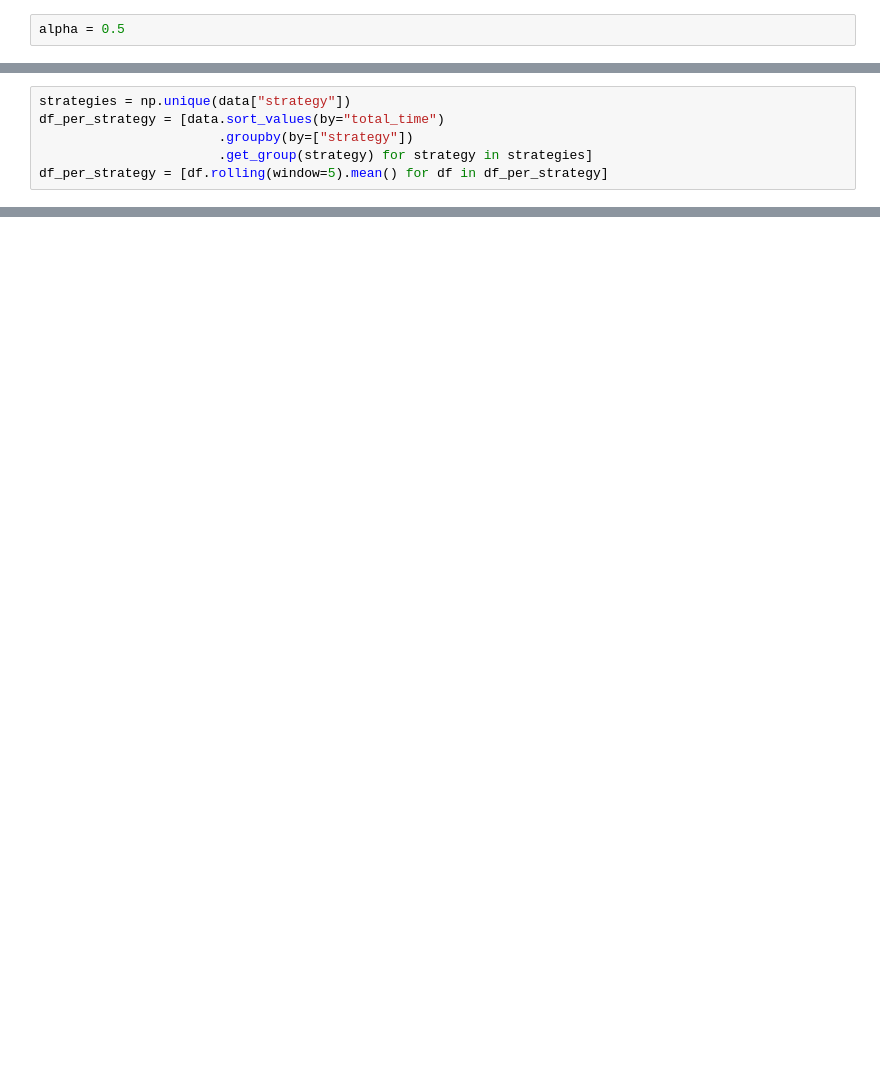
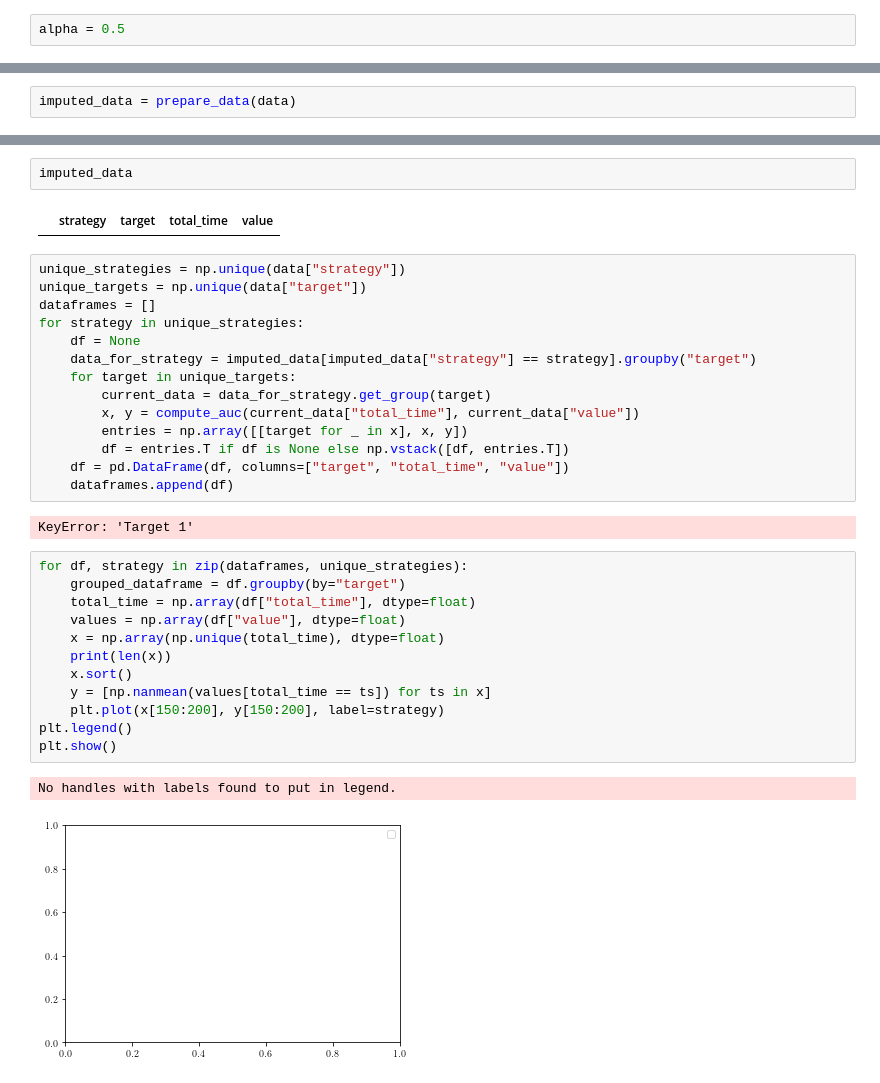
Before and after one commit to heymarco/anygrad, a Jupyter notebook: plotting/evaluate_autoencoder.ipynb, the cells around one changed output, grey strips where cells are left out. Cells and saved outputs as stored; diff of their text form; blank space fills up the shorter version.

```diff
--- a/plotting/evaluate_autoencoder.ipynb
+++ b/plotting/evaluate_autoencoder.ipynb
@@ -121,6 +134,0 @@ def prepend_first_row(df: pd.DataFrame):
-# %%
-strategies = np.unique(data["strategy"])
-df_per_strategy = [data.sort_values(by="total_time")
-                       .groupby(by=["strategy"])
-                       .get_group(strategy) for strategy in strategies]
-df_per_strategy = [df.rolling(window=5).mean() for df in df_per_strategy]
@@ -126,0 +159,2 @@ df_per_strategy = [df.rolling(window=5).mean() for df in df_per_strategy]
+# %%
+imputed_data = prepare_data(data)
@@ -127,3 +179,38 @@ df_per_strategy = [df.rolling(window=5).mean() for df in df_per_strategy]
+# %%
+imputed_data
+# %% [output]
+|  | strategy | target | total_time | value |
+# %%
+unique_strategies = np.unique(data["strategy"])
+unique_targets = np.unique(data["target"])
+dataframes = []
+for strategy in unique_strategies:
+    df = None
+    data_for_strategy = imputed_data[imputed_data["strategy"] == strategy].groupby("target")
+    for target in unique_targets:
+        current_data = data_for_strategy.get_group(target)
+        x, y = compute_auc(current_data["total_time"], current_data["value"])
+        entries = np.array([[target for _ in x], x, y])
+        df = entries.T if df is None else np.vstack([df, entries.T])
+    df = pd.DataFrame(df, columns=["target", "total_time", "value"])
+    dataframes.append(df)
+# %% [output]
+KeyError: 'Target 1'
+# %%
+for df, strategy in zip(dataframes, unique_strategies):
+    grouped_dataframe = df.groupby(by="target")
+    total_time = np.array(df["total_time"], dtype=float)
+    values = np.array(df["value"], dtype=float)
+    x = np.array(np.unique(total_time), dtype=float)
+    print(len(x))
+    x.sort()
+    y = [np.nanmean(values[total_time == ts]) for ts in x]
+    plt.plot(x[150:200], y[150:200], label=strategy)
+plt.legend()
+plt.show()
+# %% [output]
+No handles with labels found to put in legend.
+[figure, added]
 # %%
 min_losses = [np.nanmin(df["value"]) for df in df_per_strategy]
 offsets = np.array(min_losses) - np.nanmin(min_losses)
```
Also changed, not shown: parts of 14 cells of this notebook, 1 other file.
